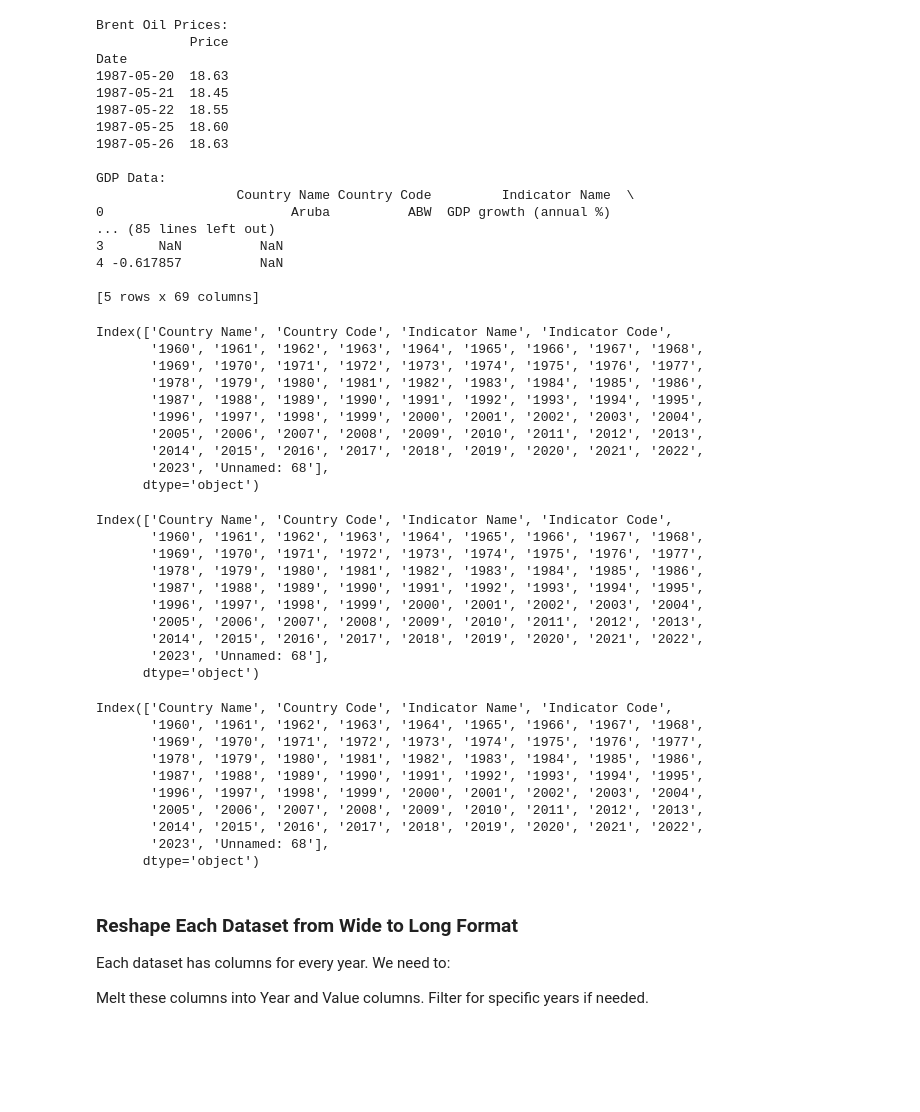
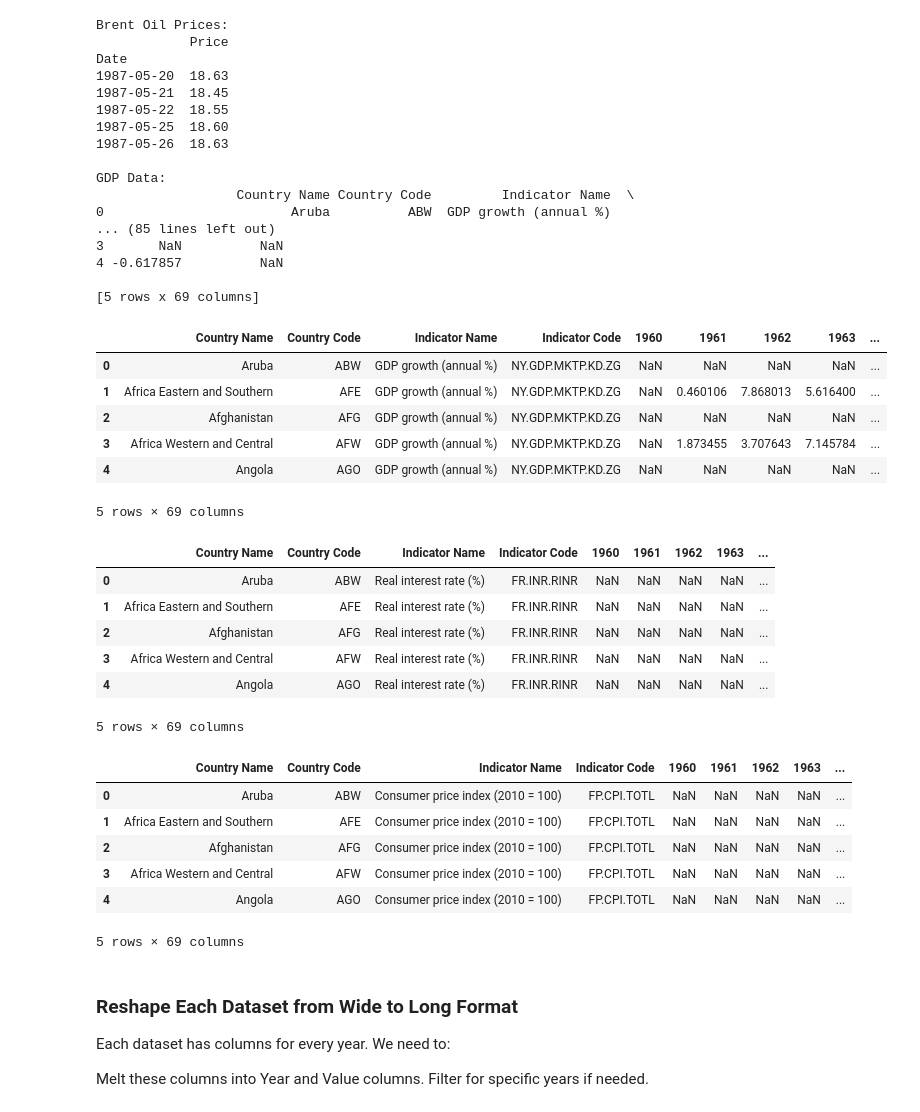
Before and after one commit to zol23-g/Brent-oil-price-analysis, a Jupyter notebook: notebooks/02_time_series_analysis.ipynb, the cells around one changed output. Cells and saved outputs as stored; diff of their text form; code cells hidden in the pictures; blank space fills up the shorter version.

```diff
--- a/notebooks/02_time_series_analysis.ipynb
+++ b/notebooks/02_time_series_analysis.ipynb
@@ -68,44 +68,35 @@ GDP Data:
 
 [5 rows x 69 columns]
 # %%
-gdp_data.columns
+gdp_data.head()
 # %% [output]
+|  | Country Name | Country Code | Indicator Name | Indicator Code | 1960 | 1961 | 1962 | 1963 | ... |
+| 0 | Aruba | ABW | GDP growth (annual %) | NY.GDP.MKTP.KD.ZG | NaN | NaN | NaN | NaN | ... |
+| 1 | Africa Eastern and Southern | AFE | GDP growth (annual %) | NY.GDP.MKTP.KD.ZG | NaN | 0.460106 | 7.868013 | 5.616400 | ... |
+| 2 | Afghanistan | AFG | GDP growth (annual %) | NY.GDP.MKTP.KD.ZG | NaN | NaN | NaN | NaN | ... |
+| 3 | Africa Western and Central | AFW | GDP growth (annual %) | NY.GDP.MKTP.KD.ZG | NaN | 1.873455 | 3.707643 | 7.145784 | ... |
+| 4 | Angola | AGO | GDP growth (annual %) | NY.GDP.MKTP.KD.ZG | NaN | NaN | NaN | NaN | ... |
-Index(['Country Name', 'Country Code', 'Indicator Name', 'Indicator Code',
-       '1960', '1961', '1962', '1963', '1964', '1965', '1966', '1967', '1968',
-       '1969', '1970', '1971', '1972', '1973', '1974', '1975', '1976', '1977',
-       '1978', '1979', '1980', '1981', '1982', '1983', '1984', '1985', '1986',
-       '1987', '1988', '1989', '1990', '1991', '1992', '1993', '1994', '1995',
-       '1996', '1997', '1998', '1999', '2000', '2001', '2002', '2003', '2004',
-       '2005', '2006', '2007', '2008', '2009', '2010', '2011', '2012', '2013',
-       '2014', '2015', '2016', '2017', '2018', '2019', '2020', '2021', '2022',
-       '2023', 'Unnamed: 68'],
-      dtype='object')
+5 rows × 69 columns
 # %%
-exchange_rate_data.columns
+exchange_rate_data.head()
 # %% [output]
+|  | Country Name | Country Code | Indicator Name | Indicator Code | 1960 | 1961 | 1962 | 1963 | ... |
+| 0 | Aruba | ABW | Real interest rate (%) | FR.INR.RINR | NaN | NaN | NaN | NaN | ... |
+| 1 | Africa Eastern and Southern | AFE | Real interest rate (%) | FR.INR.RINR | NaN | NaN | NaN | NaN | ... |
+| 2 | Afghanistan | AFG | Real interest rate (%) | FR.INR.RINR | NaN | NaN | NaN | NaN | ... |
+| 3 | Africa Western and Central | AFW | Real interest rate (%) | FR.INR.RINR | NaN | NaN | NaN | NaN | ... |
+| 4 | Angola | AGO | Real interest rate (%) | FR.INR.RINR | NaN | NaN | NaN | NaN | ... |
-Index(['Country Name', 'Country Code', 'Indicator Name', 'Indicator Code',
-       '1960', '1961', '1962', '1963', '1964', '1965', '1966', '1967', '1968',
-       '1969', '1970', '1971', '1972', '1973', '1974', '1975', '1976', '1977',
-       '1978', '1979', '1980', '1981', '1982', '1983', '1984', '1985', '1986',
-       '1987', '1988', '1989', '1990', '1991', '1992', '1993', '1994', '1995',
-       '1996', '1997', '1998', '1999', '2000', '2001', '2002', '2003', '2004',
-       '2005', '2006', '2007', '2008', '2009', '2010', '2011', '2012', '2013',
-       '2014', '2015', '2016', '2017', '2018', '2019', '2020', '2021', '2022',
-       '2023', 'Unnamed: 68'],
-      dtype='object')
+5 rows × 69 columns
 # %%
-inflation_data.columns
+inflation_data.head()
 # %% [output]
+|  | Country Name | Country Code | Indicator Name | Indicator Code | 1960 | 1961 | 1962 | 1963 | ... |
+| 0 | Aruba | ABW | Consumer price index (2010 = 100) | FP.CPI.TOTL | NaN | NaN | NaN | NaN | ... |
+| 1 | Africa Eastern and Southern | AFE | Consumer price index (2010 = 100) | FP.CPI.TOTL | NaN | NaN | NaN | NaN | ... |
+| 2 | Afghanistan | AFG | Consumer price index (2010 = 100) | FP.CPI.TOTL | NaN | NaN | NaN | NaN | ... |
+| 3 | Africa Western and Central | AFW | Consumer price index (2010 = 100) | FP.CPI.TOTL | NaN | NaN | NaN | NaN | ... |
+| 4 | Angola | AGO | Consumer price index (2010 = 100) | FP.CPI.TOTL | NaN | NaN | NaN | NaN | ... |
-Index(['Country Name', 'Country Code', 'Indicator Name', 'Indicator Code',
-       '1960', '1961', '1962', '1963', '1964', '1965', '1966', '1967', '1968',
-       '1969', '1970', '1971', '1972', '1973', '1974', '1975', '1976', '1977',
-       '1978', '1979', '1980', '1981', '1982', '1983', '1984', '1985', '1986',
-       '1987', '1988', '1989', '1990', '1991', '1992', '1993', '1994', '1995',
-       '1996', '1997', '1998', '1999', '2000', '2001', '2002', '2003', '2004',
-       '2005', '2006', '2007', '2008', '2009', '2010', '2011', '2012', '2013',
-       '2014', '2015', '2016', '2017', '2018', '2019', '2020', '2021', '2022',
-       '2023', 'Unnamed: 68'],
-      dtype='object')
+5 rows × 69 columns
 # %% [markdown]
 ### Reshape Each Dataset from Wide to Long Format
 
```
Also changed, not shown: parts of 8 cells of this notebook, 2 other files.
